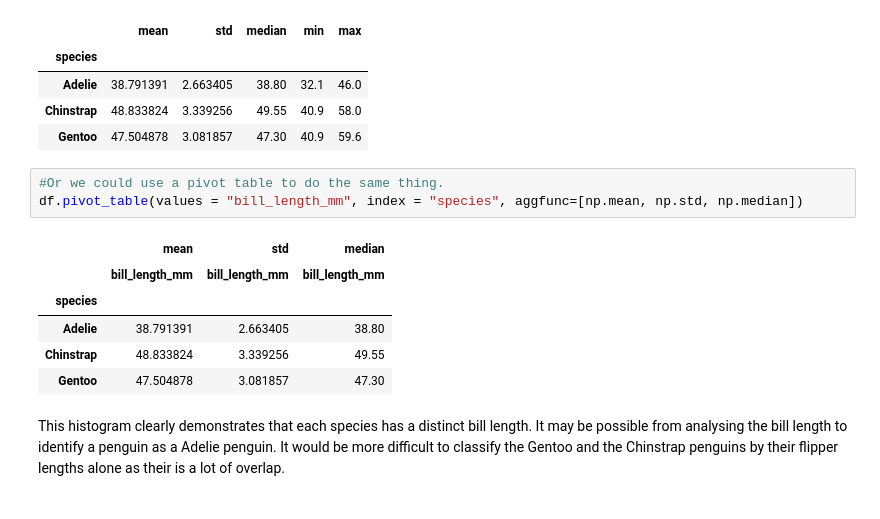
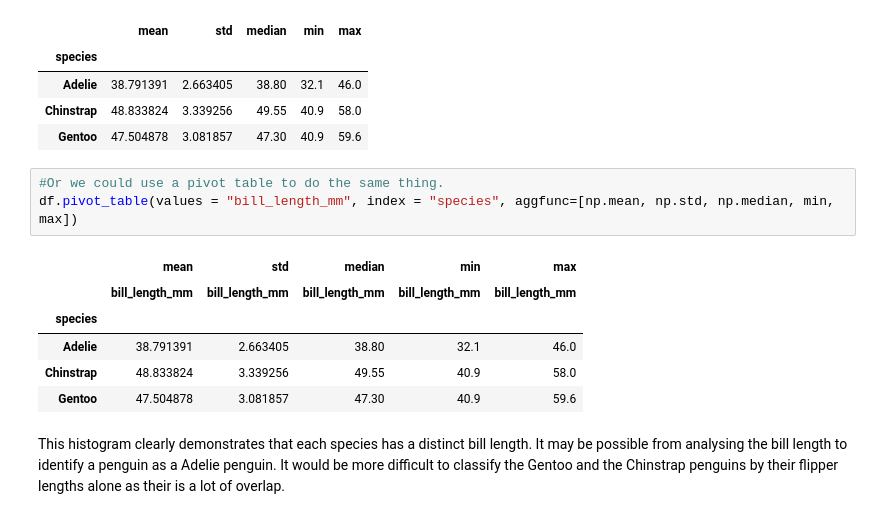
Before and after one commit to MikeCurleyCoosan/myproject, a Jupyter notebook: penguins.ipynb, the cells around one changed output. Drawn from its saved outputs; the diff is of its cells as text.

```diff
--- a/penguins.ipynb
+++ b/penguins.ipynb
@@ -424,14 +425,14 @@ df.groupby("species")["bill_length_mm"].agg([np.mean, np.std, np.median, min, ma
 | Gentoo | 47.504878 | 3.081857 | 47.30 | 40.9 | 59.6 |
 # %%
 #Or we could use a pivot table to do the same thing.
-df.pivot_table(values = "bill_length_mm", index = "species", aggfunc=[np.mean, np.std, np.median])
+df.pivot_table(values = "bill_length_mm", index = "species", aggfunc=[np.mean, np.std, np.median, min, max])
 # %% [output]
-|  | mean | std | median |
-|  | bill_length_mm | bill_length_mm | bill_length_mm |
-| species |  |  |  |
-| Adelie | 38.791391 | 2.663405 | 38.80 |
-| Chinstrap | 48.833824 | 3.339256 | 49.55 |
-| Gentoo | 47.504878 | 3.081857 | 47.30 |
+|  | mean | std | median | min | max |
+|  | bill_length_mm | bill_length_mm | bill_length_mm | bill_length_mm | bill_length_mm |
+| species |  |  |  |  |  |
+| Adelie | 38.791391 | 2.663405 | 38.80 | 32.1 | 46.0 |
+| Chinstrap | 48.833824 | 3.339256 | 49.55 | 40.9 | 58.0 |
+| Gentoo | 47.504878 | 3.081857 | 47.30 | 40.9 | 59.6 |
 # %% [markdown]
 This histogram clearly demonstrates that each species has a distinct bill length. It may be possible from analysing the bill length to identify a penguin as a Adelie penguin. It would be more difficult to classify the Gentoo and the Chinstrap penguins by their flipper lengths alone as their is a lot of overlap.
 # %% [markdown]
```
Also changed, not shown: parts of 4 cells of this notebook.
